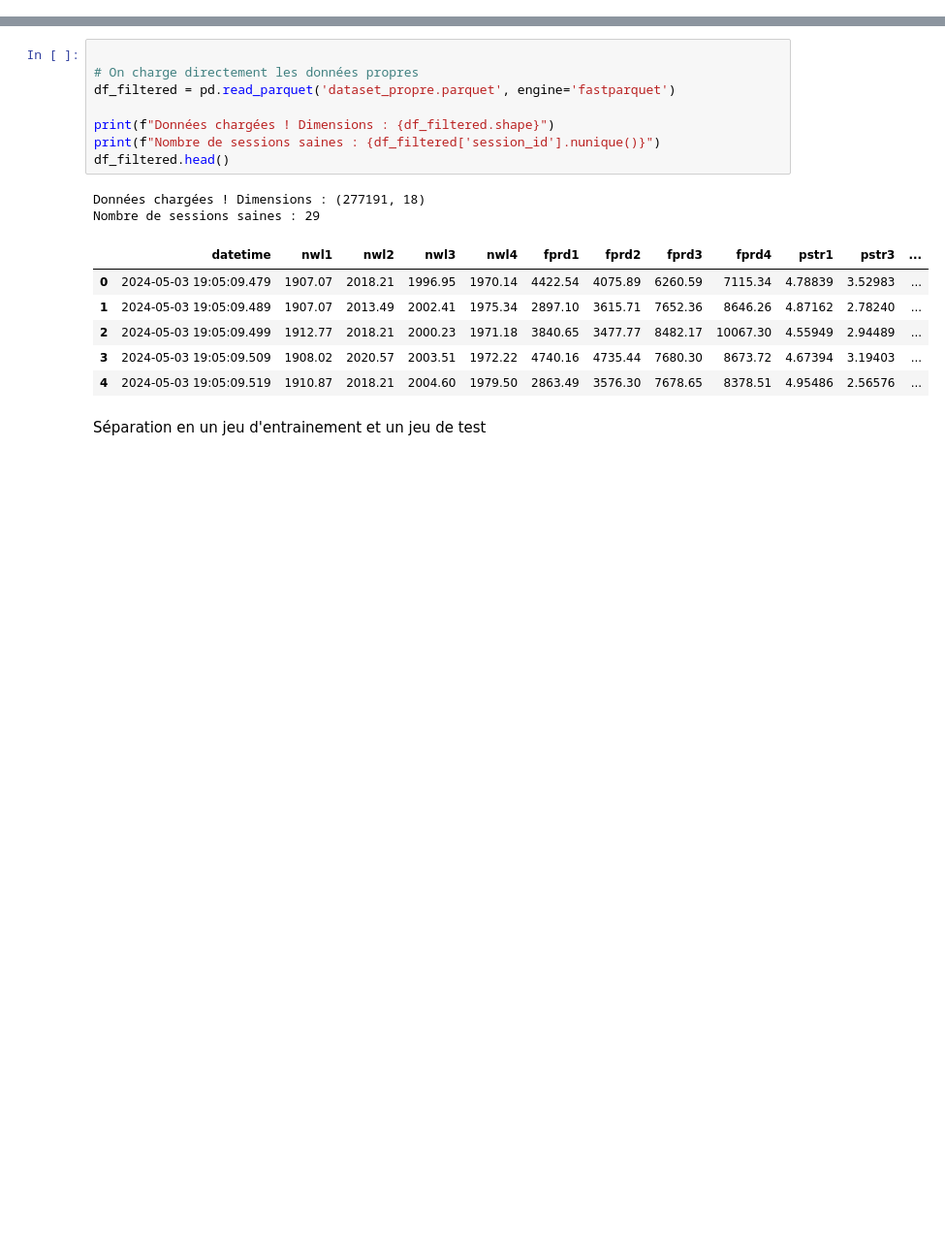
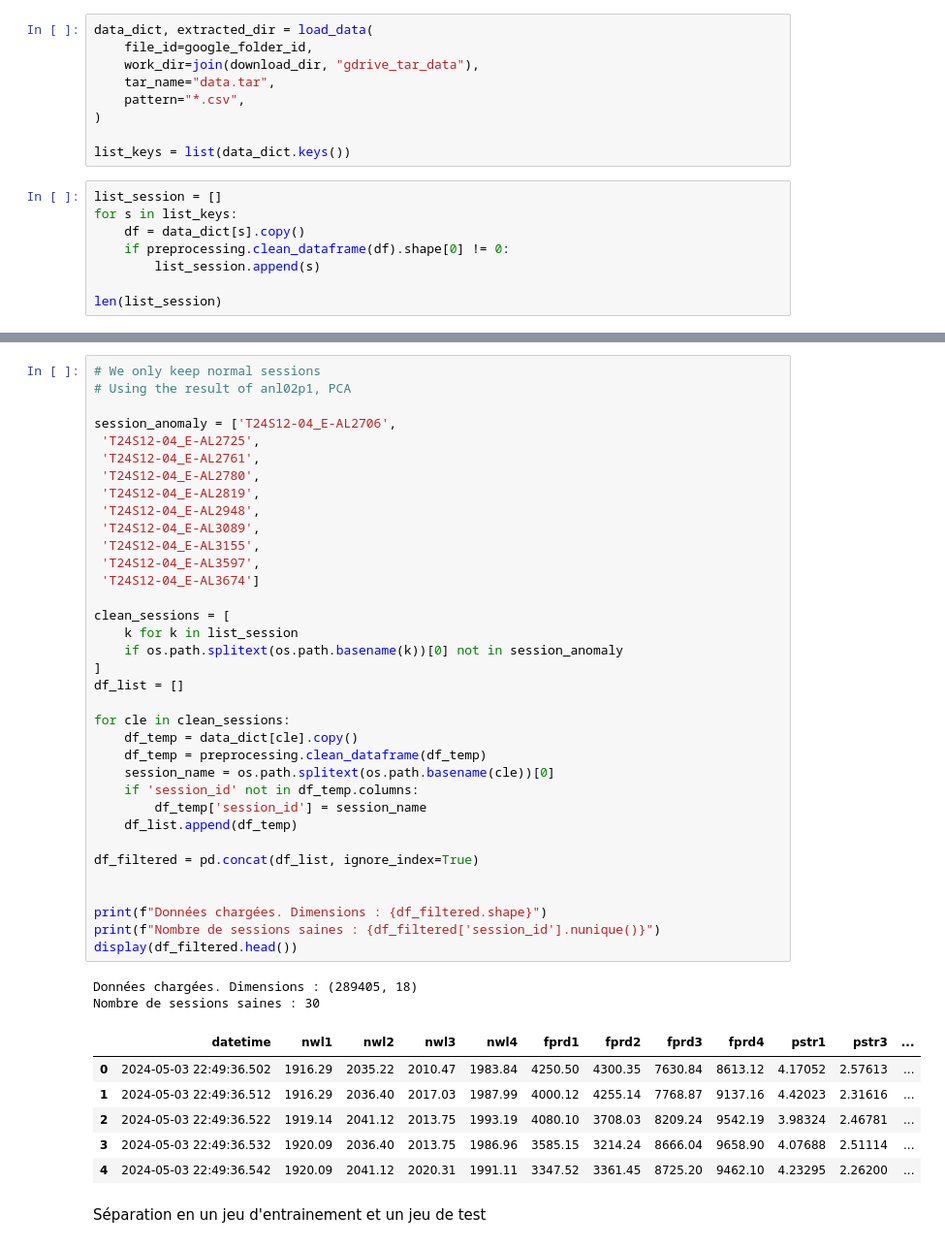
Before and after one commit to lukasfauli/Projet-recheche-INSA-anomaly-detection-librairy, a Jupyter notebook: studies_stats/work01-data_exploration/anl02p2-autoencoder_GRU_AE.ipynb, the cells around one changed output, grey strips where cells are left out. Shown at 97% size. Cells and saved outputs as stored; diff of their text form; blank space fills up the shorter version.

```diff
--- a/studies_stats/work01-data_exploration/anl02p2-autoencoder_GRU_AE.ipynb
+++ b/studies_stats/work01-data_exploration/anl02p2-autoencoder_GRU_AE.ipynb
@@ -25,0 +27,17 @@ D'après l'étude faite dans anl01p2-data_exploration.ipynb on ne garde uniqueme
+# %%
+data_dict, extracted_dir = load_data(
+    file_id=google_folder_id,
+    work_dir=join(download_dir, "gdrive_tar_data"),
+    tar_name="data.tar",
+    pattern="*.csv",
+)
+
+list_keys = list(data_dict.keys())
+# %%
+list_session = []
+for s in list_keys:
+    df = data_dict[s].copy()
+    if preprocessing.clean_dataframe(df).shape[0] != 0:
+        list_session.append(s)
+
+len(list_session)
@@ -26,20 +48,47 @@ D'après l'étude faite dans anl01p2-data_exploration.ipynb on ne garde uniqueme
 # %%
+# We only keep normal sessions
+# Using the result of anl02p1, PCA
 
-# On charge directement les données propres
-df_filtered = pd.read_parquet('dataset_propre.parquet', engine='fastparquet')
+session_anomaly = ['T24S12-04_E-AL2706',
+ 'T24S12-04_E-AL2725',
+ 'T24S12-04_E-AL2761',
+ 'T24S12-04_E-AL2780',
+ 'T24S12-04_E-AL2819',
+ 'T24S12-04_E-AL2948',
+ 'T24S12-04_E-AL3089',
+ 'T24S12-04_E-AL3155',
+ 'T24S12-04_E-AL3597',
+ 'T24S12-04_E-AL3674']
 
-print(f"Données chargées ! Dimensions : {df_filtered.shape}")
+clean_sessions = [
+    k for k in list_session
+    if os.path.splitext(os.path.basename(k))[0] not in session_anomaly
+]
+df_list = []
+
+for cle in clean_sessions:
+    df_temp = data_dict[cle].copy()
+    df_temp = preprocessing.clean_dataframe(df_temp)
+    session_name = os.path.splitext(os.path.basename(cle))[0]
+    if 'session_id' not in df_temp.columns:
+        df_temp['session_id'] = session_name
+    df_list.append(df_temp)
+
+df_filtered = pd.concat(df_list, ignore_index=True)
+
+
+print(f"Données chargées. Dimensions : {df_filtered.shape}")
 print(f"Nombre de sessions saines : {df_filtered['session_id'].nunique()}")
-df_filtered.head()
+display(df_filtered.head())
 # %% [output]
-Données chargées ! Dimensions : (277191, 18)
-Nombre de sessions saines : 29
+Données chargées. Dimensions : (289405, 18)
+Nombre de sessions saines : 30
 |  | datetime | nwl1 | nwl2 | nwl3 | nwl4 | fprd1 | fprd2 | fprd3 | fprd4 | pstr1 | pstr3 | ... |
-| 0 | 2024-05-03 19:05:09.479 | 1907.07 | 2018.21 | 1996.95 | 1970.14 | 4422.54 | 4075.89 | 6260.59 | 7115.34 | 4.78839 | 3.52983 | ... |
-| 1 | 2024-05-03 19:05:09.489 | 1907.07 | 2013.49 | 2002.41 | 1975.34 | 2897.10 | 3615.71 | 7652.36 | 8646.26 | 4.87162 | 2.78240 | ... |
-| 2 | 2024-05-03 19:05:09.499 | 1912.77 | 2018.21 | 2000.23 | 1971.18 | 3840.65 | 3477.77 | 8482.17 | 10067.30 | 4.55949 | 2.94489 | ... |
-| 3 | 2024-05-03 19:05:09.509 | 1908.02 | 2020.57 | 2003.51 | 1972.22 | 4740.16 | 4735.44 | 7680.30 | 8673.72 | 4.67394 | 3.19403 | ... |
-| 4 | 2024-05-03 19:05:09.519 | 1910.87 | 2018.21 | 2004.60 | 1979.50 | 2863.49 | 3576.30 | 7678.65 | 8378.51 | 4.95486 | 2.56576 | ... |
+| 0 | 2024-05-03 22:49:36.502 | 1916.29 | 2035.22 | 2010.47 | 1983.84 | 4250.50 | 4300.35 | 7630.84 | 8613.12 | 4.17052 | 2.57613 | ... |
+| 1 | 2024-05-03 22:49:36.512 | 1916.29 | 2036.40 | 2017.03 | 1987.99 | 4000.12 | 4255.14 | 7768.87 | 9137.16 | 4.42023 | 2.31616 | ... |
+| 2 | 2024-05-03 22:49:36.522 | 1919.14 | 2041.12 | 2013.75 | 1993.19 | 4080.10 | 3708.03 | 8209.24 | 9542.19 | 3.98324 | 2.46781 | ... |
+| 3 | 2024-05-03 22:49:36.532 | 1920.09 | 2036.40 | 2013.75 | 1986.96 | 3585.15 | 3214.24 | 8666.04 | 9658.90 | 4.07688 | 2.51114 | ... |
+| 4 | 2024-05-03 22:49:36.542 | 1920.09 | 2041.12 | 2020.31 | 1991.11 | 3347.52 | 3361.45 | 8725.20 | 9462.10 | 4.23295 | 2.26200 | ... |
 # %% [markdown]
 Séparation en un jeu d'entrainement et un jeu de test
 # %%
```
Also changed, not shown: parts of 8 cells of this notebook, 1 other file.
